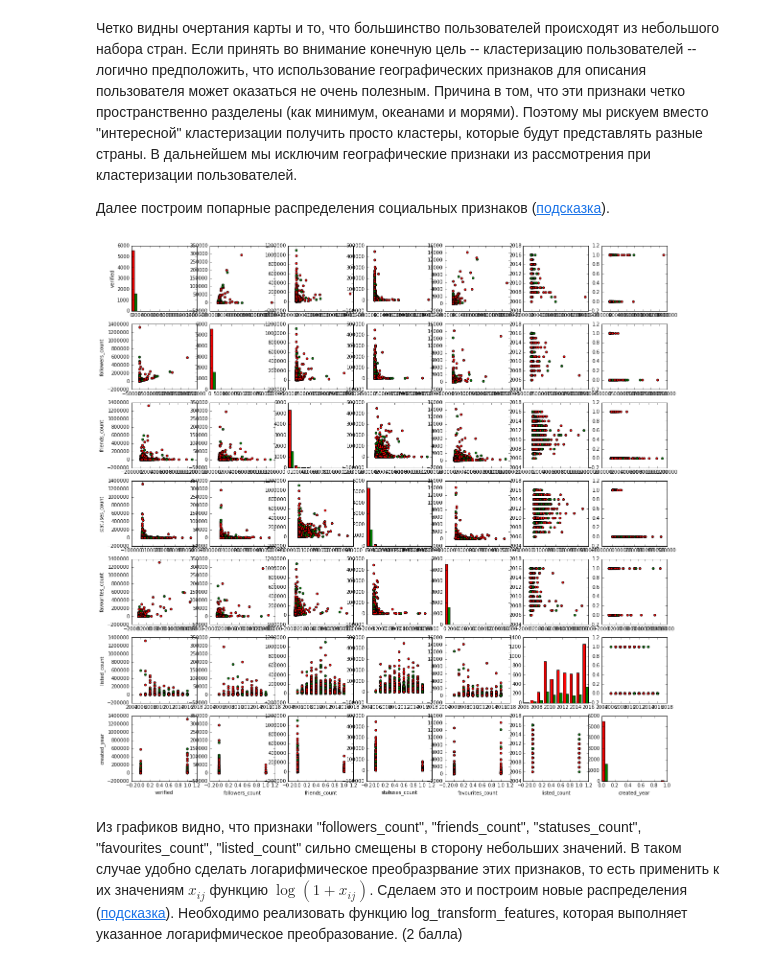
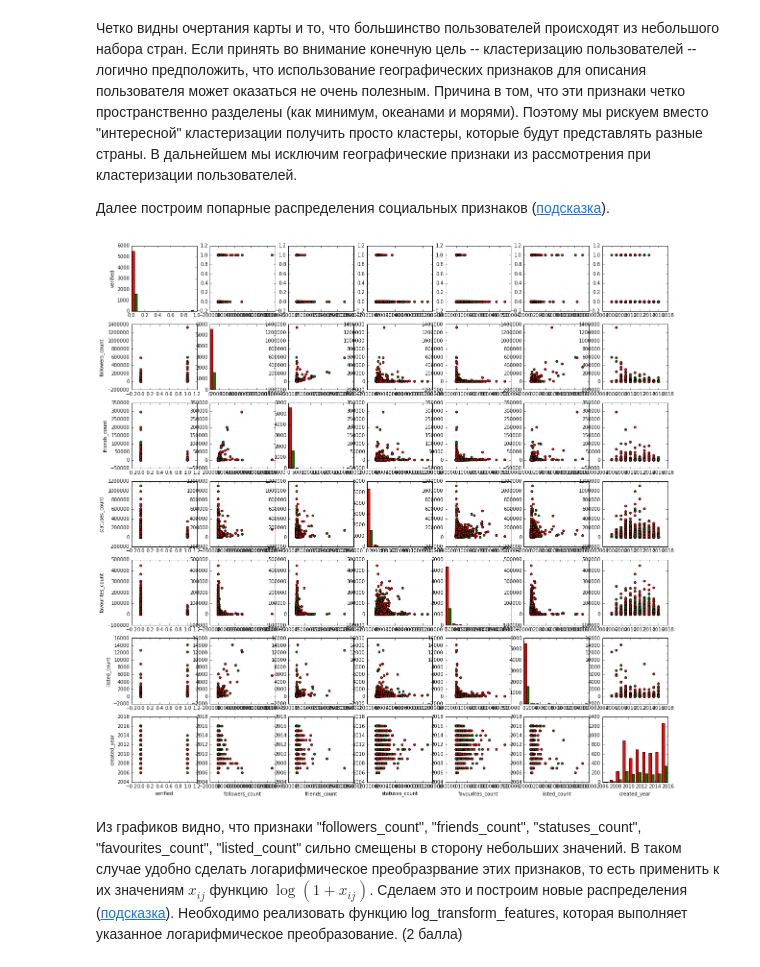
Before and after one commit to abogovski/sphere-dm1, a Jupyter notebook: hw-2/homework-2-st.ipynb, the cells around one changed output. Saved outputs shown, nothing was run; the diff lists cells and outputs as text; code cells hidden in the pictures.

Commit message:
social_features_ind fix
fixed social features + some minor changes

```diff
--- a/hw-2/homework-2-st.ipynb
+++ b/hw-2/homework-2-st.ipynb
@@ -52,25 +52,24 @@ def get_countryCode(country):
     return cc
 
 def create_new_features(df_users, features):
-    count_words =  lambda param: lambda row: sum (1 for s in row[param].split() if s.strip() != '')
-    get_len = lambda param: lambda row: len(to_ustr(row[param]))
-    get_year = lambda param: lambda row: row[param].year if row[param] is not None else None
-    get_cc = lambda param: lambda row: get_countryCode(row[param])
-    b2i = lambda param: lambda row: 1 if row[param] == True else 0
-    # NOTE: df_users[pd.isnull(df_users['verified'])]) returns empty dataframe
+    wordscnt =  lambda param: lambda row: sum (1 for s in row[param].split() if s.strip() != '')
+    slen = lambda param: lambda row: len(to_ustr(row[param]))
+    getyear = lambda param: lambda row: row[param].year if row[param] is not None else None
+    getcc = lambda param: lambda row: get_countryCode(row[param])
 
     # Introduce new features
-    new_features = ['name_words',           'screen_name_length',      'description_length',
-                    'created_year',         'country_code',            'verified']
-    new_gens =     [count_words('name'),    count_words('screen_name'), get_len('description'),
-                    get_year('created_at'), get_cc('country'),          b2i('verified')]
+    new_features = ['name_words', 'screen_name_length', 'description_length', 'created_year', 'country_code']
+    new_gens = [wordscnt('name'), slen('screen_name'), slen('description'), getyear('created_at'), getcc('country')]
 
-    # Add new_features to features
+    # Add new features
+    for i in xrange(len(new_features)):
+        df_users[new_features[i]] = df_users.apply(new_gens[i], axis = 1)
     features.extend(new_features)
 
-    # Calculate new features and place them into data frame
-    for i in xrange(len(new_features)):
-        df_users[new_features[i]] = df_users.apply(new_gens[i], axis = 1)
+    # Modify existing features
+    df_users['verified'].replace({True: 1, False: 0}, inplace = True)
+    features.append('verified')
+
     return df_users, features
 # %%
 features = ['lat', 'lon', 'followers_count', 'friends_count', 'statuses_count', 'favourites_count', 'listed_count']
@@ -132,7 +131,7 @@ def plot_dataset(x, y, features):
 
             # Do actual plotting
             if i != j:
-                plot_two_features_scatter(x[:, i], x[:, j], c)
+                plot_two_features_scatter(x[:, j], x[:, i], c)
             else:
                 plot_feature_histogram(x[:, i], y)
     pl.show()
@@ -153,10 +152,10 @@ plot_dataset(x[:, geo_feature_ind], y, geo_features)
 # %%
 social_features_new = ["verified", "followers_count", "friends_count", "statuses_count", "favourites_count", "listed_count", "created_year"]
 social_features = [f for f in social_features_new if f in features]
-social_feature_ind = [i for i, f in enumerate(features) if f in social_features]
+social_feature_ind = [features.index(f) for f in social_features]
 plot_dataset(x[:, social_feature_ind], y, social_features)
 # %% [output]
-[figure, old version]
+[figure, new version]
 # %% [markdown]
 Из графиков видно, что признаки "followers_count", "friends_count", "statuses_count", "favourites_count", "listed_count" сильно смещены в сторону небольших значений. В таком случае удобно сделать логарифмическое преобразрвание этих признаков, то есть применить к их значениям $x_{ij}$ функцию $\log(1 + x_{ij})$. Сделаем это и построим новые распределения ([подсказка](http://stroykova.github.io/sphera/l2_3.png)). Необходимо реализовать функцию log_transform_features, которая выполняет указанное логарифмическое преобразование. (2 балла)
 # %%
```
Also changed, not shown: parts of 5 cells of this notebook, 1 other file.
